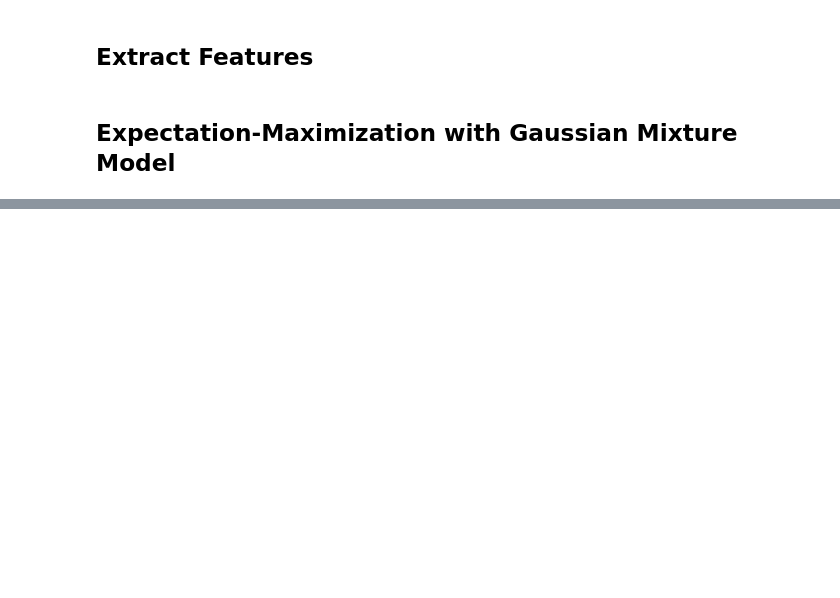
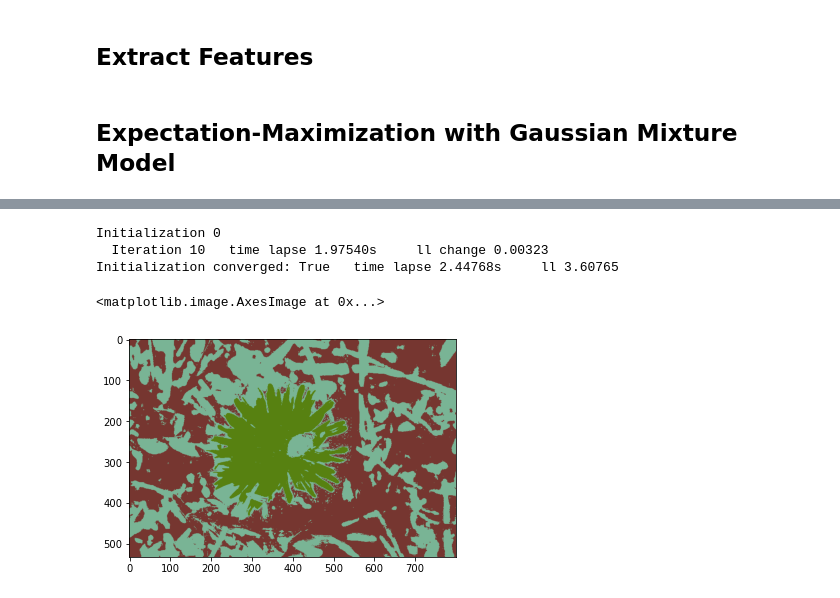
Before and after one commit to Xxxxhx/EM-image-seg, a Jupyter notebook: EM_Segmentation.ipynb, the cells around one changed output, grey strips where cells are left out. Drawn from its saved outputs; the diff is of its cells as text; code cells hidden in the pictures; blank space fills up the shorter version.

```diff
--- a/EM_Segmentation.ipynb
+++ b/EM_Segmentation.ipynb
@@ -64,0 +94,19 @@ plt.imshow(clustered_img)
+# %%
+k = 3 # number of segmentations.
+
+from sklearn.mixture import GaussianMixture
+feature = img.reshape(-1,3)
+random_label_color = np.random.randint(256,size=(k,3))
+gs = GaussianMixture(n_components=k, random_state=42, verbose=2).fit(feature)
+# model.predict predicts the index of aligned component for each pixel
+r_pred = gs.predict(feature)
+# model.means_ is the mean of the components
+pic = random_label_color[r_pred]
+pic = pic.reshape(img.shape)
+plt.imshow(pic)
+# %% [output]
+Initialization 0
+  Iteration 10   time lapse 1.97540s     ll change 0.00323
+Initialization converged: True   time lapse 2.44768s     ll 3.60765
+<matplotlib.image.AxesImage at 0x...>
+[figure, added]
```
Also changed, not shown: parts of 8 cells of this notebook, 4 other files.
